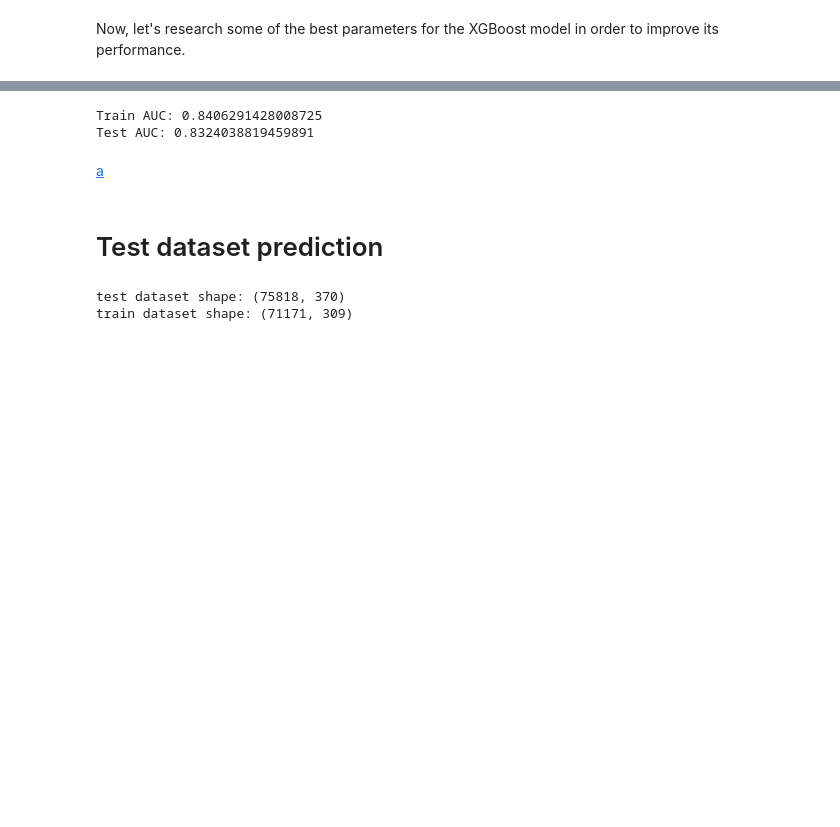
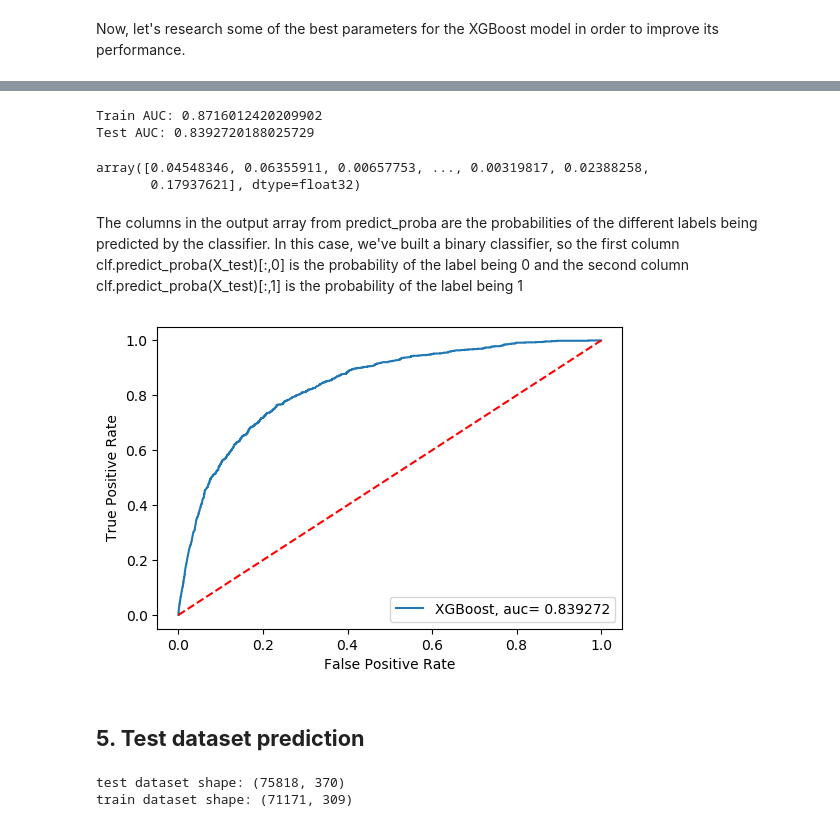
Before and after one commit to andradecmatheus-zz/Project_03_Santander_Customer_Satisfaction, a Jupyter notebook: Project_03_Santander_Customer_Satisfaction.ipynb, the cells around one changed output, grey strips where cells are left out. Saved outputs shown, nothing was run; the diff lists cells and outputs as text; code cells hidden in the pictures; blank space fills up the shorter version.

```diff
--- a/Project_03_Santander_Customer_Satisfaction.ipynb
+++ b/Project_03_Santander_Customer_Satisfaction.ipynb
@@ -567,9 +582,7 @@ from sklearn.metrics import roc_auc_score
 # %%
 # Defines the machine learning hyperparameter that will be automatically tuned
 paramsGrid = {
-    'learning_rate'    : [0.05],
-    'max_depth'        : [3],
-    'max_delta_step'   : [1],
-    #'gamma'            : [0.0, 0.1]
-    #'min_child_weight' : [1, 3],
+    'learning_rate'    : [0.05, 0.10],
+    'max_depth'        : [3, 4],
+    #'scale_pos_weight': [1, weightSqrt, weightCount] # if it will be used, remove 'max_delta_step' at XGBClassifier parameters
 }
@@ -576,13 +599,13 @@ paramsGrid = {
 # %%
 # Creating the obejct for exhaustive search over specified parameter values for an estimator
-clf = GridSearchCV(estimator=XGBClassifier(random_state=seed, eval_metric='auc'),
+clf = GridSearchCV(estimator=XGBClassifier(random_state=seed, eval_metric='auc', max_delta_step=2),
                                      param_grid=paramsGrid,
                                      cv=5, # Determines the cross-validation splitting strategy
                                      n_jobs=-1, # using all processors
                                      scoring='roc_auc')
 # %%
 # Run fit with all sets of parameters.
-clf.fit(X_treino, y_treino)
+clf.fit(X_train, y_train)
 # %% [output]
 GridSearchCV(cv=5,
              estimator=XGBClassifier(base_score=None, booster=None,
@@ -614,17 +640,42 @@ XGBClassifier(base_score=0.5, booster='gbtree', colsample_bylevel=1,
               num_parallel_tree=1, random_state=123, reg_alpha=0, reg_lambda=1,
               scale_pos_weight=1, subsample=1, tree_method='exact',
               validate_parameters=1, verbosity=None)
-# %%
-# Compute Area Under the Receiver Operating Characteristic Curve (ROC AUC) from prediction scores
-print('Train AUC:', roc_auc_score(y_treino, clf.predict_proba(X_treino)[:, 1]))
-print('Test AUC:', roc_auc_score(y_teste, clf.predict_proba(X_teste)[:, 1]))
-# %% [output]
-Train AUC: 0.8406291428008725
-Test AUC: 0.8324038819459891
-# %% [markdown]
-[a](https://discuss.xgboost.ai/t/model-fit-eval-metric-for-test-data/211/5)
+# %%
+# Compute ROC curve of prediction scores
+X_pred_proba = clf.predict_proba(X_train)[:, 1]
+y_pred_proba = clf.predict_proba(X_test)[:, 1] # [::,1]
+auc_x = roc_auc_score(y_train, X_pred_proba)
+auc_y = roc_auc_score(y_test, y_pred_proba)
+
+print('Train AUC:', auc_x)
+print('Test AUC:', auc_y)
+# %% [output]
+Train AUC: 0.8716012420209902
+Test AUC: 0.8392720188025729
+# %%
+y_pred_proba
+# %% [output]
+array([0.04548346, 0.06355911, 0.00657753, ..., 0.00319817, 0.02388258,
+       0.17937621], dtype=float32)
+# %% [markdown]
+The columns in the output array from predict_proba are the probabilities of the different labels being predicted by the classifier. In this case, we've built a binary classifier, so the first column clf.predict_proba(X_test)[:,0] is the probability of the label being 0 and the second column clf.predict_proba(X_test)[:,1] is the probability of the label being 1
+# %%
+# tpr: defines how many correct positive results occur among all positive samples available during the test.
+# fpr: defines how many incorrect positive results occur among all negative samples available during the test.
+
+# plot-roc-curve
+fpr, tpr, _ = roc_curve(y_test,  y_pred_proba)
+plt.plot(fpr,tpr,label="XGBoost, auc= %f" % auc_y)
+plt.plot([0, 1], [0, 1],'r--')
+plt.legend(loc=4)
+plt.ylabel('True Positive Rate')
+plt.xlabel('False Positive Rate')
+plt.show()
+# https://stackoverflow.com/questions/25009284/how-to-plot-roc-curve-in-python
+# %% [output]
+[figure, added]
 # %% [markdown]
-# Test dataset prediction
+## **5. Test dataset prediction**
 # %%
 # save test ID column
 testID = df_test.ID
```
Also changed, not shown: parts of 26 cells of this notebook, 4 other files.
